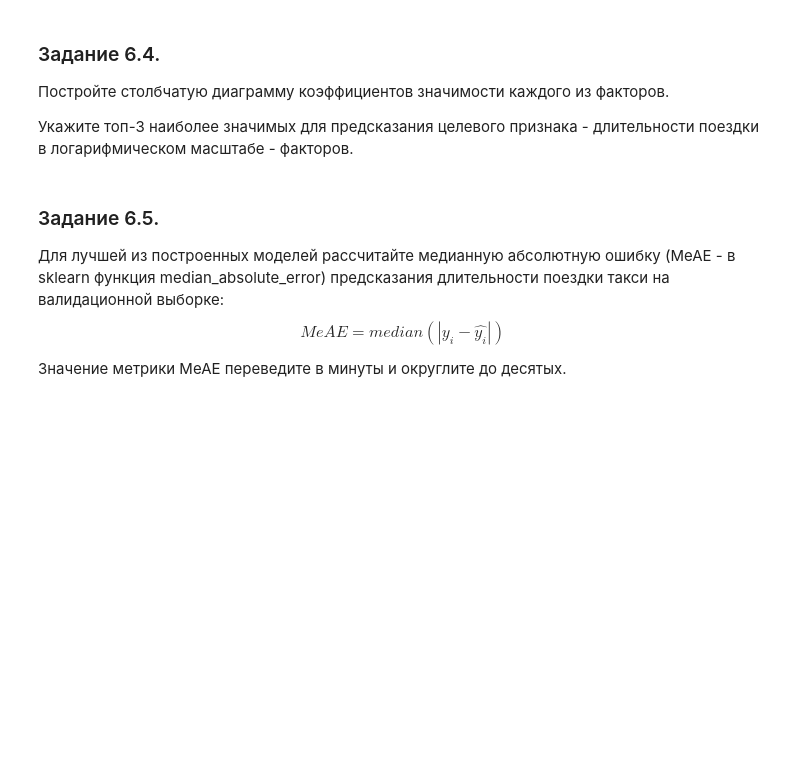
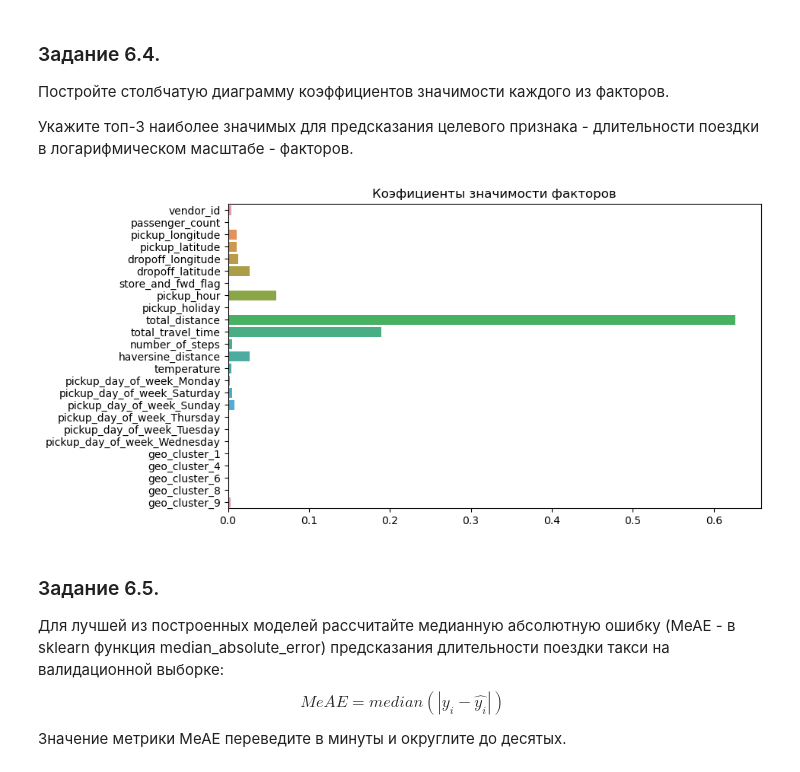
Before and after one commit to evpozdniakov/ds_projects, a Jupyter notebook: project5/taxi_travel_time_prediction.ipynb, the cells around one changed output. Saved outputs shown, nothing was run; the diff lists cells and outputs as text; code cells hidden in the pictures; blank space fills up the shorter version.

```diff
--- a/project5/taxi_travel_time_prediction.ipynb
+++ b/project5/taxi_travel_time_prediction.ipynb
@@ -1108,0 +1107,18 @@ RMSLE на валидационной: 0.43
+# %%
+max_depth = 12;
+criterion = 'squared_error';
+min_samples_split = 20;
+random_state = 42.
+
+rf_rgr = ensemble.RandomForestRegressor(
+    n_estimators=200,
+    max_depth=12,
+    criterion='squared_error',
+    min_samples_split=20,
+    random_state=42,
+    verbose=True
+)
+
+rf_rgr.fit(X_train, y_train_log)
+
+calc_metrics_for_model(rf_rgr)
@@ -1120,0 +1144,13 @@ RMSLE на валидационной: 0.43
+# %%
+gbr = ensemble.GradientBoostingRegressor(
+    learning_rate=0.5,
+    n_estimators=100,
+    max_depth=6,
+    min_samples_split=30,
+    random_state=42,
+    verbose=True
+)
+
+gbr.fit(X_train, y_train_log)
+
+calc_metrics_for_model(gbr)
@@ -1136,3 +1188,16 @@ RMSLE на валидационной: 0.43
+# %%
+feature_importance = pd.DataFrame({
+    'importance': gbr.feature_importances_,
+    'feature': gbr.feature_names_in_
+})
+
+_fig, ax = figax('feature_importance')
+sns.barplot(ax=ax, data=feature_importance, x='importance', y='feature');
+ax.set_title('Коэфициенты значимости факторов');
+ax.set_xlabel('');
+ax.set_ylabel('');
+# %% [output]
+[figure, added]
 # %% [markdown]
 ### Задание 6.5.
 Для лучшей из построенных моделей рассчитайте медианную абсолютную ошибку (MeAE - в sklearn функция median_absolute_error) предсказания длительности поездки такси на валидационной выборке:
```
Also changed, not shown: parts of 15 cells of this notebook, 2 other files.
